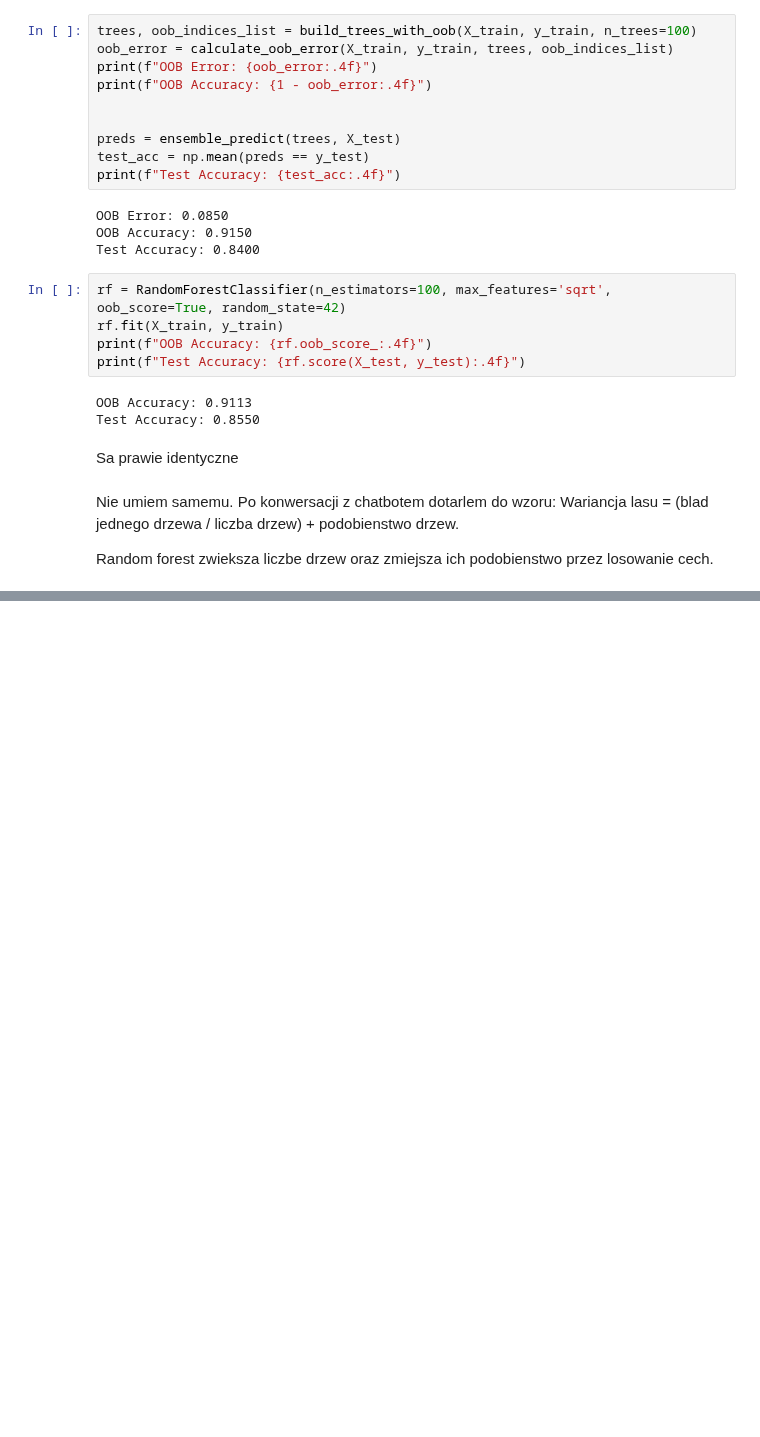
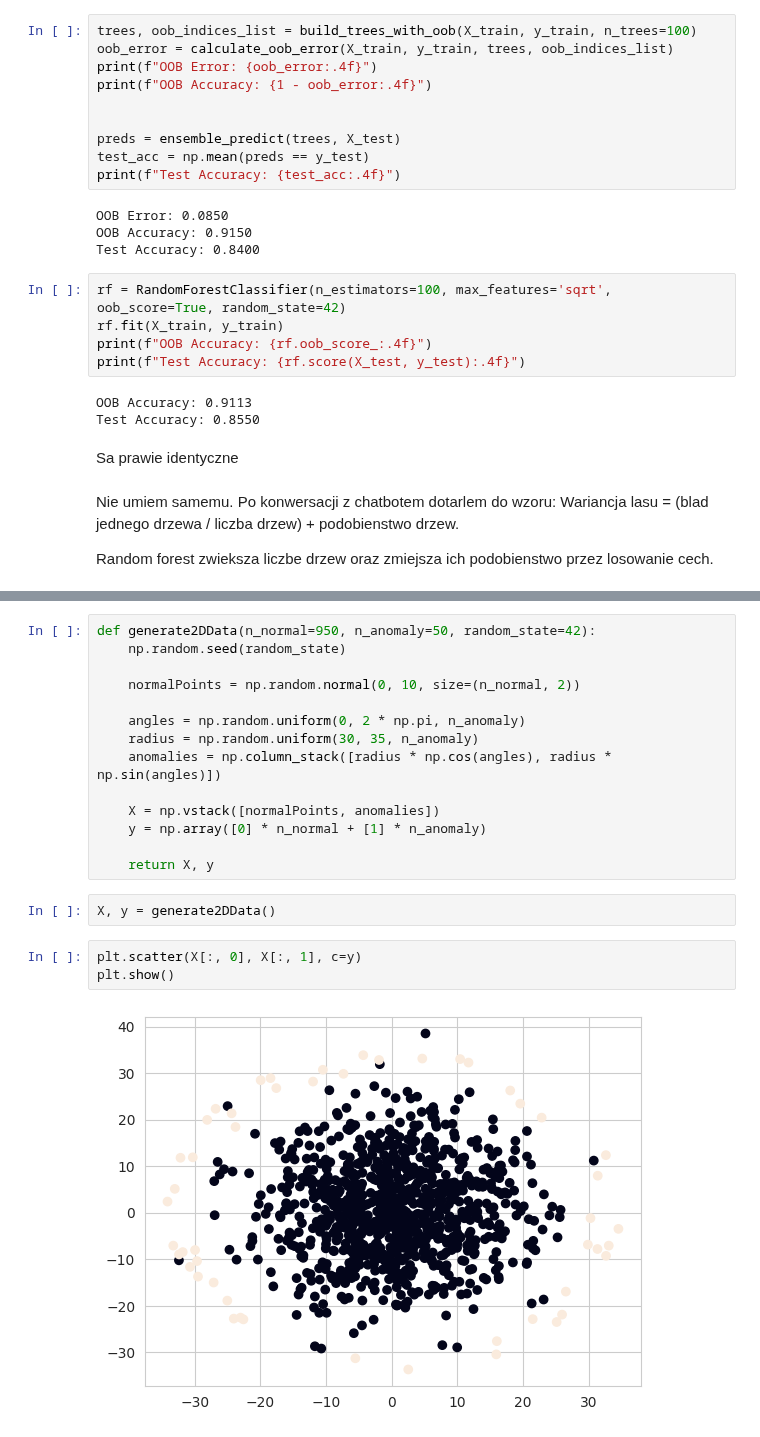
Before and after one commit to rektyyy/Artificial-Intelligence, a Jupyter notebook: ML/exercises/8/Assignment_8.ipynb, the cells around one changed output, grey strips where cells are left out. Cells and saved outputs as stored; diff of their text form; blank space fills up the shorter version.

```diff
--- a/ML/exercises/8/Assignment_8.ipynb
+++ b/ML/exercises/8/Assignment_8.ipynb
@@ -305,0 +444,21 @@ Random forest zwieksza liczbe drzew oraz zmiejsza ich podobienstwo przez losowan
+# %%
+def generate2DData(n_normal=950, n_anomaly=50, random_state=42):
+    np.random.seed(random_state)
+
+    normalPoints = np.random.normal(0, 10, size=(n_normal, 2))
+
+    angles = np.random.uniform(0, 2 * np.pi, n_anomaly)
+    radius = np.random.uniform(30, 35, n_anomaly)
+    anomalies = np.column_stack([radius * np.cos(angles), radius * np.sin(angles)])
+
+    X = np.vstack([normalPoints, anomalies])
+    y = np.array([0] * n_normal + [1] * n_anomaly)
+
+    return X, y
+# %%
+X, y = generate2DData()
+# %%
+plt.scatter(X[:, 0], X[:, 1], c=y)
+plt.show()
+# %% [output]
+[figure, added]
```
Also changed, not shown: parts of 26 cells of this notebook.
